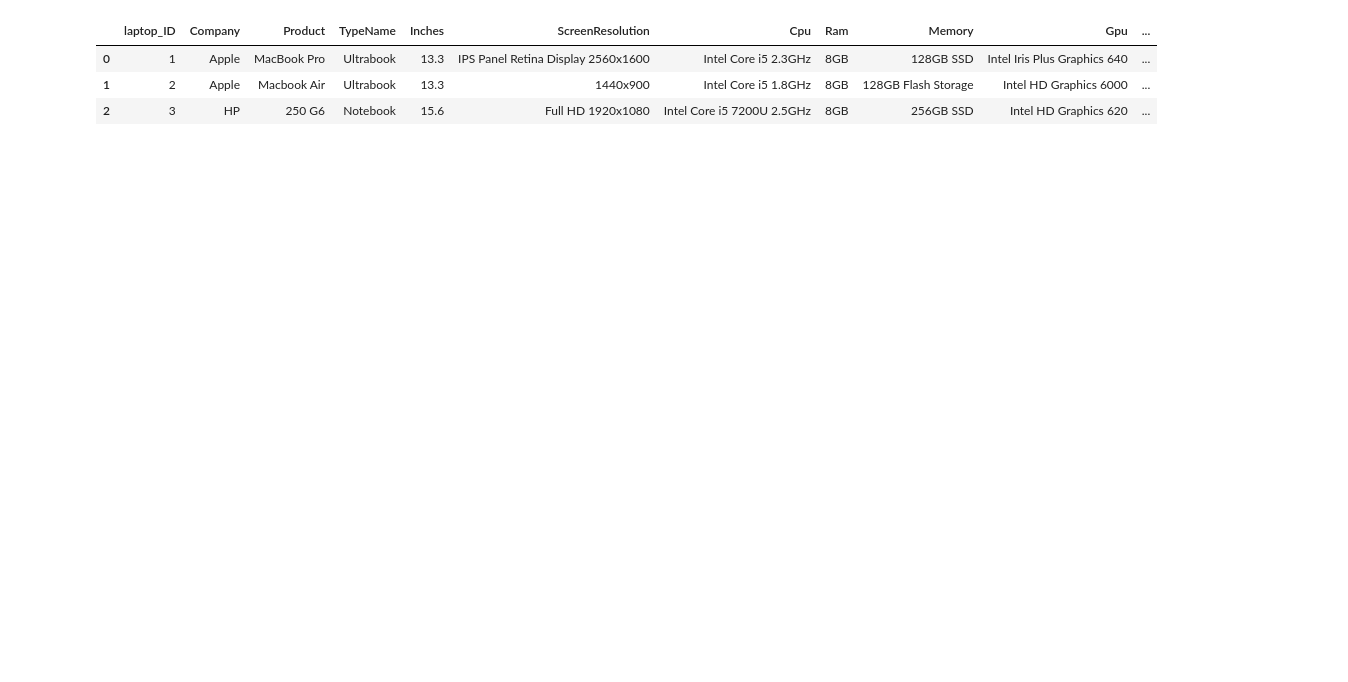
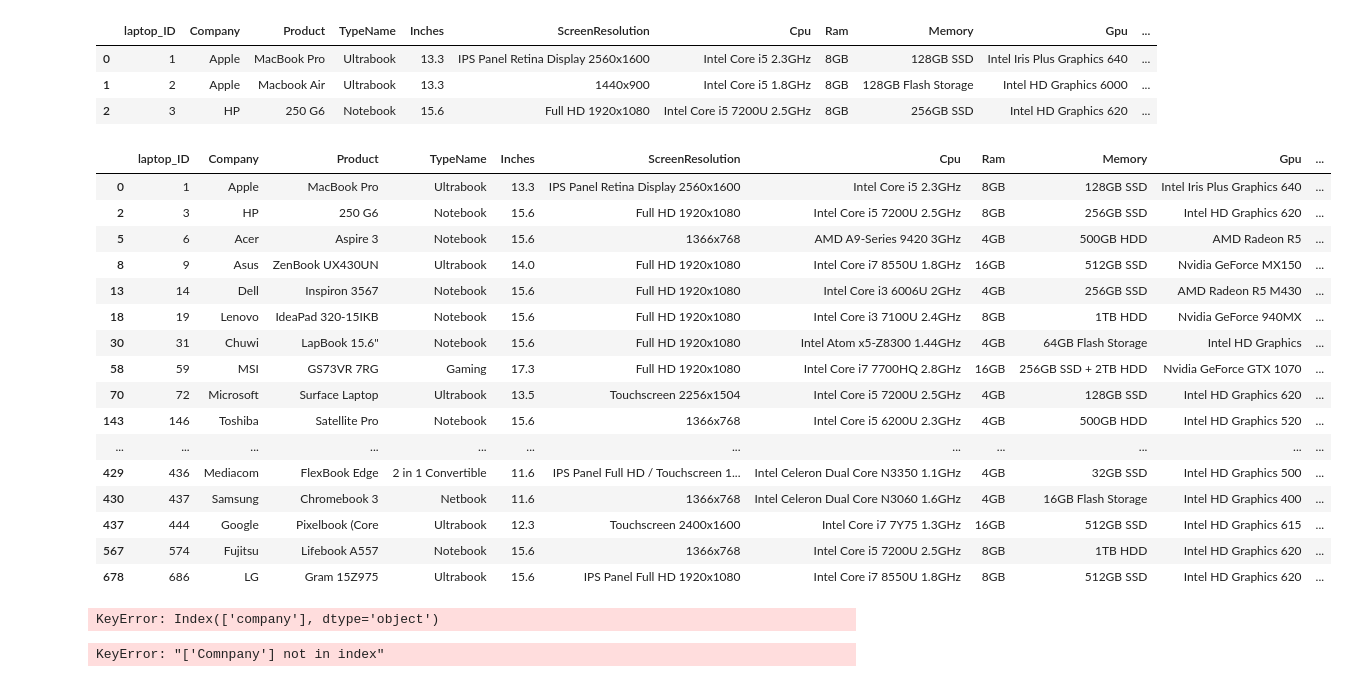
Before and after one commit to nomo82/python, a Jupyter notebook: Eliminar_repetidos_7.ipynb, the cells around one changed output. Drawn from its saved outputs; the diff is of its cells as text; code cells hidden in the pictures; blank space fills up the shorter version.

```diff
--- a/Eliminar_repetidos_7.ipynb
+++ b/Eliminar_repetidos_7.ipynb
@@ -21,3 +21,33 @@ df_computadores.head(3)
 | 0 | 1 | Apple | MacBook Pro | Ultrabook | 13.3 | IPS Panel Retina Display 2560x1600 | Intel Core i5 2.3GHz | 8GB | 128GB SSD | Intel Iris Plus Graphics 640 | ... |
 | 1 | 2 | Apple | Macbook Air | Ultrabook | 13.3 | 1440x900 | Intel Core i5 1.8GHz | 8GB | 128GB Flash Storage | Intel HD Graphics 6000 | ... |
 | 2 | 3 | HP | 250 G6 | Notebook | 15.6 | Full HD 1920x1080 | Intel Core i5 7200U 2.5GHz | 8GB | 256GB SSD | Intel HD Graphics 620 | ... |
+# %%
+#Para eliminar los duplicados vamos a usar el metodo drop_duplicates
+df_computadores.drop_duplicates(['Company'])
+# %% [output]
+|  | laptop_ID | Company | Product | TypeName | Inches | ScreenResolution | Cpu | Ram | Memory | Gpu | ... |
+| 0 | 1 | Apple | MacBook Pro | Ultrabook | 13.3 | IPS Panel Retina Display 2560x1600 | Intel Core i5 2.3GHz | 8GB | 128GB SSD | Intel Iris Plus Graphics 640 | ... |
+| 2 | 3 | HP | 250 G6 | Notebook | 15.6 | Full HD 1920x1080 | Intel Core i5 7200U 2.5GHz | 8GB | 256GB SSD | Intel HD Graphics 620 | ... |
+| 5 | 6 | Acer | Aspire 3 | Notebook | 15.6 | 1366x768 | AMD A9-Series 9420 3GHz | 4GB | 500GB HDD | AMD Radeon R5 | ... |
+| 8 | 9 | Asus | ZenBook UX430UN | Ultrabook | 14.0 | Full HD 1920x1080 | Intel Core i7 8550U 1.8GHz | 16GB | 512GB SSD | Nvidia GeForce MX150 | ... |
+| 13 | 14 | Dell | Inspiron 3567 | Notebook | 15.6 | Full HD 1920x1080 | Intel Core i3 6006U 2GHz | 4GB | 256GB SSD | AMD Radeon R5 M430 | ... |
+| 18 | 19 | Lenovo | IdeaPad 320-15IKB | Notebook | 15.6 | Full HD 1920x1080 | Intel Core i3 7100U 2.4GHz | 8GB | 1TB HDD | Nvidia GeForce 940MX | ... |
+| 30 | 31 | Chuwi | LapBook 15.6" | Notebook | 15.6 | Full HD 1920x1080 | Intel Atom x5-Z8300 1.44GHz | 4GB | 64GB Flash Storage | Intel HD Graphics | ... |
+| 58 | 59 | MSI | GS73VR 7RG | Gaming | 17.3 | Full HD 1920x1080 | Intel Core i7 7700HQ 2.8GHz | 16GB | 256GB SSD + 2TB HDD | Nvidia GeForce GTX 1070 | ... |
+| 70 | 72 | Microsoft | Surface Laptop | Ultrabook | 13.5 | Touchscreen 2256x1504 | Intel Core i5 7200U 2.5GHz | 4GB | 128GB SSD | Intel HD Graphics 620 | ... |
+| 143 | 146 | Toshiba | Satellite Pro | Notebook | 15.6 | 1366x768 | Intel Core i5 6200U 2.3GHz | 4GB | 500GB HDD | Intel HD Graphics 520 | ... |
+| ... | ... | ... | ... | ... | ... | ... | ... | ... | ... | ... | ... |
+| 429 | 436 | Mediacom | FlexBook Edge | 2 in 1 Convertible | 11.6 | IPS Panel Full HD / Touchscreen 1... | Intel Celeron Dual Core N3350 1.1GHz | 4GB | 32GB SSD | Intel HD Graphics 500 | ... |
+| 430 | 437 | Samsung | Chromebook 3 | Netbook | 11.6 | 1366x768 | Intel Celeron Dual Core N3060 1.6GHz | 4GB | 16GB Flash Storage | Intel HD Graphics 400 | ... |
+| 437 | 444 | Google | Pixelbook (Core | Ultrabook | 12.3 | Touchscreen 2400x1600 | Intel Core i7 7Y75 1.3GHz | 16GB | 512GB SSD | Intel HD Graphics 615 | ... |
+| 567 | 574 | Fujitsu | Lifebook A557 | Notebook | 15.6 | 1366x768 | Intel Core i5 7200U 2.5GHz | 8GB | 1TB HDD | Intel HD Graphics 620 | ... |
+| 678 | 686 | LG | Gram 15Z975 | Ultrabook | 15.6 | IPS Panel Full HD 1920x1080 | Intel Core i7 8550U 1.8GHz | 8GB | 512GB SSD | Intel HD Graphics 620 | ... |
+# %%
+#Vamos a ver cuantos elementos quedaron con drop_duplicates
+df_computadores.drop_duplicates(['company']).value_counts('Price_euros')
+# %% [output]
+KeyError: Index(['company'], dtype='object')
+# %%
+df_computadores.drop_duplicates(['Company',])[['Comnpany','Price_euros']]
+# %% [output]
+KeyError: "['Comnpany'] not in index"
```
Also changed, not shown: parts of 4 cells of this notebook.
